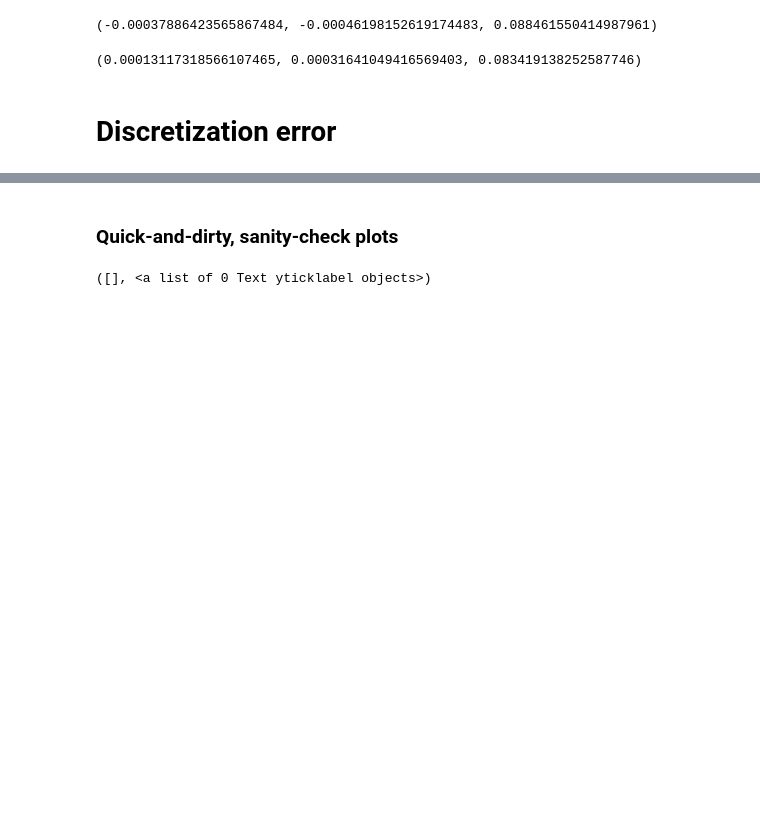
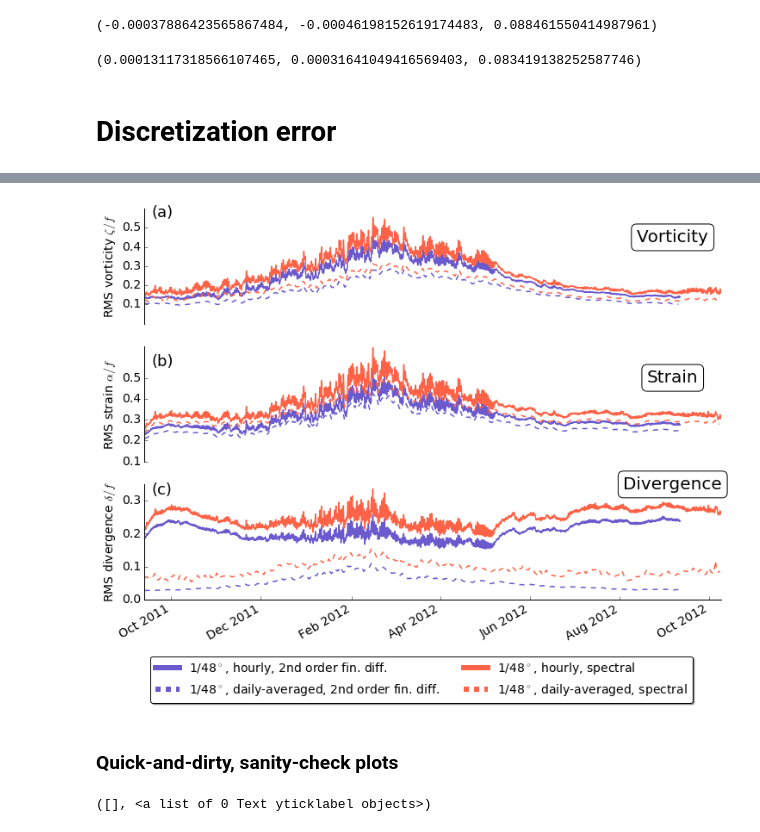
Before and after one commit to cesar-rocha/UpperOceanSeasonality, a Jupyter notebook: notebooks/LLCProcessing.ipynb, the cells around one changed output, grey strips where cells are left out. Saved outputs shown, nothing was run; the diff lists cells and outputs as text; code cells hidden in the pictures; blank space fills up the shorter version.

```diff
--- a/notebooks/LLCProcessing.ipynb
+++ b/notebooks/LLCProcessing.ipynb
@@ -4,3 +1,7 @@ __dest__ = []
+# %%
+__depends__ = ['../outputs/llc_kuroshio_timeseries.nc','../outputs/VelStats_anomaly_24h_4320_0_spectral.npz',
+               '../outputs/VelStats_anomaly_24h_spectral.npz']
+__dest__ = []
 # %% [markdown]
 This notebook showcases the analysis applied to LLC outputs. Here the calculations are performed for a single snapshot. The full LLC model outputs can be obtained from the [ECCO Project](http://ecco2.org/llc_hires/). All fields used in this paper take about 700 GB!
 
@@ -186,4 +223,95 @@ RMS Error difference = 0.332361
 [figure]
+# %%
+stats_4320 = np.load(__depends__[1])
+stats_2160 = np.load(__depends__[2])
+llc = Dataset(__depends__[0])
+# %%
+time2160 = parse_time(llc['2160']['hourly']['time'][:])
+timed2160 = time2160[::24]
+
+time4320 = parse_time(llc['4320']['hourly']['time'][:])
+timed4320 = time4320[::24]
+
+time43202 = parse_time(stats2['time'])
+timed43202 = time43202[::24]
+
+time21602 = parse_time(stats2_2160['time'])
+timed21602 = time21602[::24]
+# %%
+fig = plt.figure(figsize=(12,9))
+
+ax = fig.add_subplot(311)
+plt.plot(time4320,llc['4320']['hourly/vorticity'][:],color=c1,label=r'1/48$^\circ$, hourly, 2nd order fin. diff.')
+plt.plot(timed4320,llc['4320']['daily-averaged/vorticity'][:],'--',color=c1,label='1/48$^\circ$, daily-averaged, 2nd order fin. diff.')
+
+plt.plot(time43202,stats_4320["VORT"],color=c2,label=r'1/48$^\circ$, hourly, spectral')
+plt.plot(timed43202,stats_4320["VORTd"],'--',color=c2,label='1/48$^\circ$, daily-averaged, spectral')
+
+plt.text(timed4320[-5], .45, "Vorticity", size=20, rotation=0.,
+         ha="center", va="center",
+           bbox = dict(boxstyle="round",ec='k',fc='w'))
+plt.xticks([])
+plt.ylabel(r'RMS vorticity $\zeta/f$')
+plt.text(timed4320[5], .555,'(a)',fontsize=18)
+ax.xaxis.tick_top()
+ax.spines['right'].set_visible(False)
+ax.spines['top'].set_visible(False)
+ax.spines['bottom'].set_visible(False)
+ax.yaxis.set_ticks_position('left')
+ax.xaxis.set_ticks_position('bottom')
+
+plt.yticks([ .1, .2 ,.3, .4, .5])
+lg = ax.legend(loc=(.01,-3.3), ncol=2, fancybox=True,frameon=True, shadow=True)
+leg_width(lg,fs=6)
+
+
+ax = fig.add_subplot(312)
+plt.plot(time4320,llc['4320']['hourly/strain'][:],color=c1,label=r'1/48$^\circ$, hourly')
+plt.plot(timed4320,llc['4320']['daily-averaged/strain'][:],'--',color=c1,label='1/48$^\circ$, daily-averaged')
+
+plt.plot(time43202,stats_4320["STRAIN"],color=c2,label=r'1/48$^\circ$, hourly, spectral')
+plt.plot(timed43202,stats_4320["STRAINd"],'--',color=c2,label='1/48$^\circ$, daily-averaged, spectral')
+
+
+plt.text(timed4320[-5], .5, "Strain", size=20, rotation=0.,
+         ha="center", va="center",
+           bbox = dict(boxstyle="round",ec='k',fc='w'))
+plt.xticks([])
+plt.ylabel(r'RMS strain $\alpha/f$')
+plt.text(timed4320[5], .555,'(b)',fontsize=18)
+ax.xaxis.tick_top()
+ax.spines['right'].set_visible(False)
+ax.spines['top'].set_visible(False)
+ax.spines['bottom'].set_visible(False)
+ax.yaxis.set_ticks_position('left')
+ax.xaxis.set_ticks_position('bottom')
+plt.yticks([ .1, .2 ,.3, .4, .5])
+
+
+ax = fig.add_subplot(313)
+plt.plot(time4320,llc['4320']['hourly/divergence'][:],color=c1,label=r'1/48$^\circ$, hourly')
+plt.plot(timed4320,llc['4320']['daily-averaged/divergence'][:],'--',color=c1,label='1/48$^\circ$, daily-averaged')
+plt.plot(time43202,stats_4320["DIV"],color=c2,label=r'1/48$^\circ$, hourly, spectral')
+plt.plot(timed43202,stats_4320["DIVd"],'--',color=c2,label='1/48$^\circ$, daily-averaged, spectral')
+
+plt.yticks([0.,.1,.2,.3])
+
+plt.text(timed4320[-5], .35, "Divergence", size=20, rotation=0.,
+         ha="center", va="center",
+           bbox = dict(boxstyle="round",ec='k',fc='w'))
+plt.ylabel(r'RMS divergence $\delta/f$')
+
+ax.spines['right'].set_visible(False)
+ax.spines['top'].set_visible(False)
+ax.yaxis.set_ticks_position('left')
+ax.xaxis.set_ticks_position('bottom')
+plt.text(timed4320[5], .32,'(c)',fontsize=18)
+
+plt.gcf().autofmt_xdate()
+
+plt.savefig('../writeup/figs/sensitivity_discretization.pdf')
+# %% [output]
+[figure, added]
 # %% [markdown]
 ### Quick-and-dirty, sanity-check plots
 # %%
```
Also changed, not shown: parts of 6 cells of this notebook, 4 other files.
